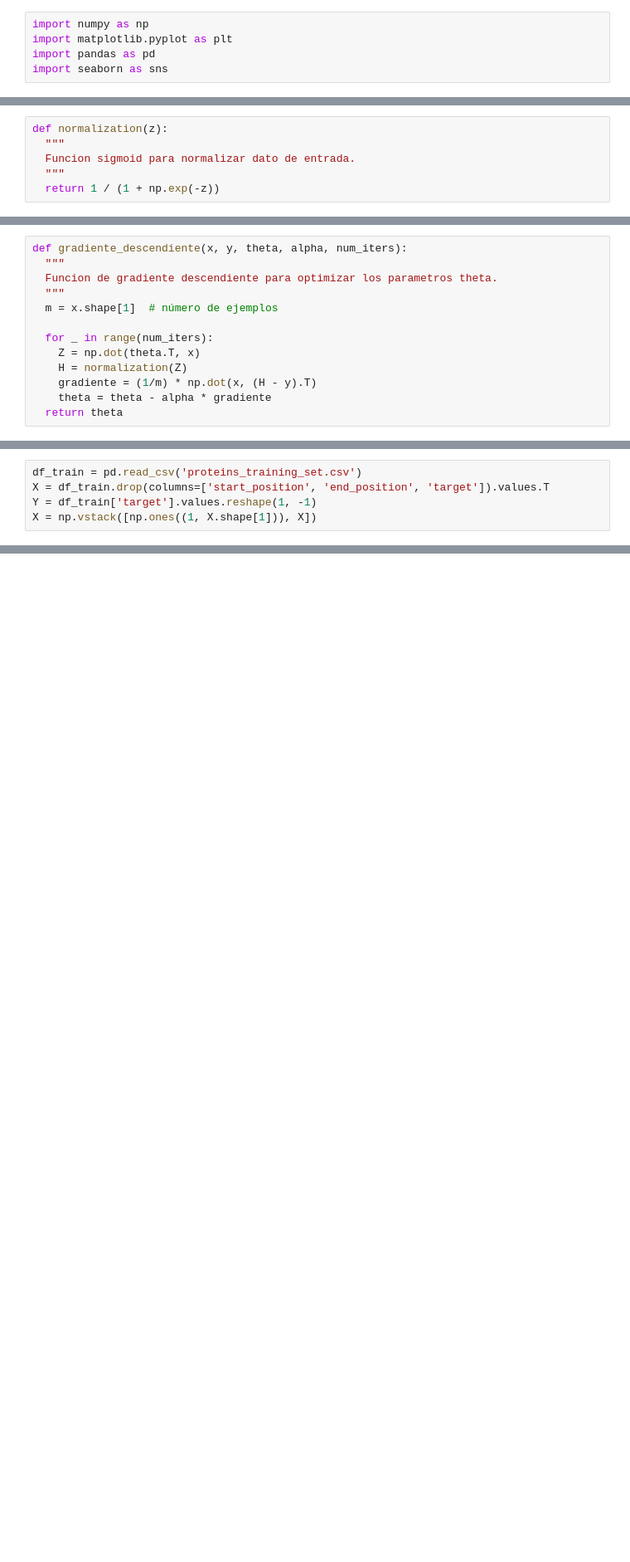
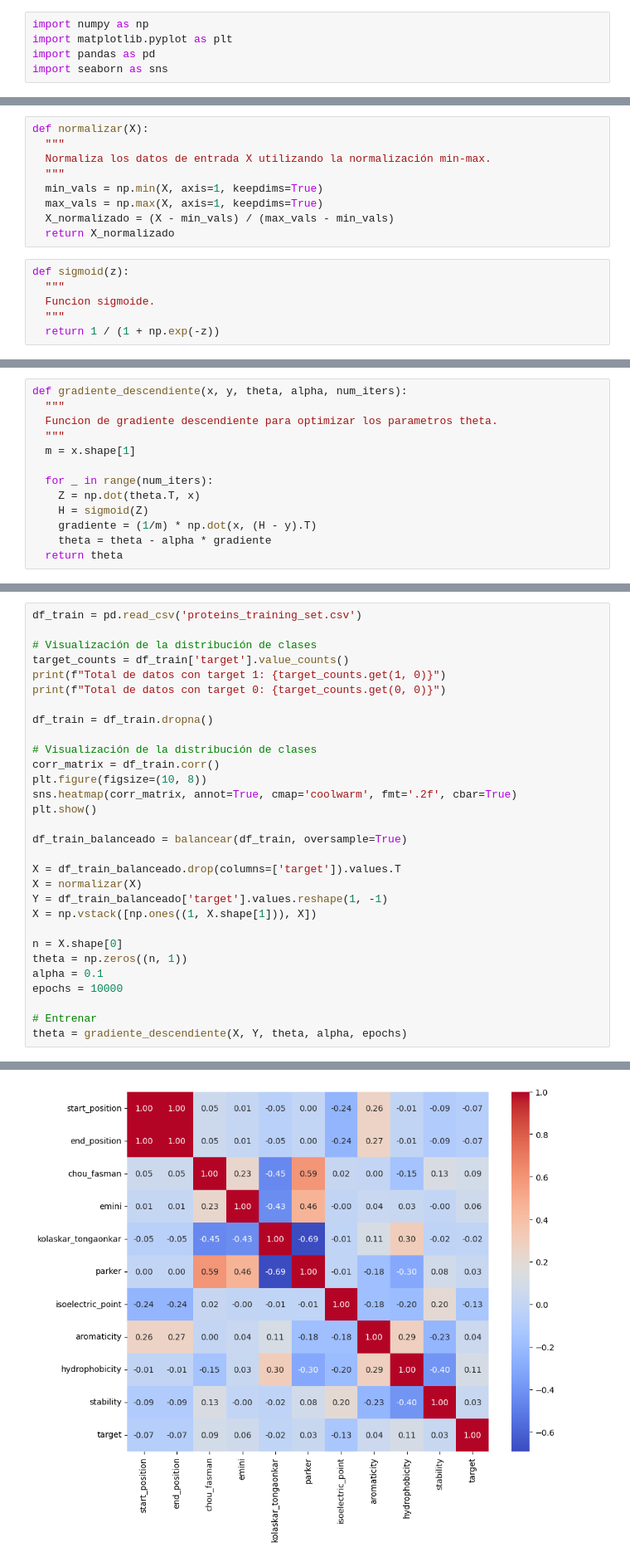
Before and after one commit to EmmanuelMartinezSalcedo/LogisticaLab, a Jupyter notebook: Logistica.ipynb, the cells around one changed output, grey strips where cells are left out. Shown: that part at 83% size. Saved outputs shown, nothing was run; the diff lists cells and outputs as text; blank space fills up the shorter version.

```diff
--- a/Logistica.ipynb
+++ b/Logistica.ipynb
@@ -6,7 +29,16 @@ import seaborn as sns
+# %%
+def normalizar(X):
+  """
+  Normaliza los datos de entrada X utilizando la normalización min-max.
+  """
+  min_vals = np.min(X, axis=1, keepdims=True)
+  max_vals = np.max(X, axis=1, keepdims=True)
+  X_normalizado = (X - min_vals) / (max_vals - min_vals)
+  return X_normalizado
 # %%
-def normalization(z):
+def sigmoid(z):
   """
-  Funcion sigmoid para normalizar dato de entrada.
+  Funcion sigmoide.
   """
   return 1 / (1 + np.exp(-z))
 # %%
@@ -26,11 +58,11 @@ def gradiente_descendiente(x, y, theta, alpha, num_iters):
   """
   Funcion de gradiente descendiente para optimizar los parametros theta.
   """
-  m = x.shape[1]  # número de ejemplos
+  m = x.shape[1]
 
   for _ in range(num_iters):
     Z = np.dot(theta.T, x)
-    H = normalization(Z)
+    H = sigmoid(Z)
     gradiente = (1/m) * np.dot(x, (H - y).T)
     theta = theta - alpha * gradiente
   return theta
@@ -37,5 +71,31 @@ def gradiente_descendiente(x, y, theta, alpha, num_iters):
 # %%
 df_train = pd.read_csv('proteins_training_set.csv')
-X = df_train.drop(columns=['start_position', 'end_position', 'target']).values.T
-Y = df_train['target'].values.reshape(1, -1)
+
+# Visualización de la distribución de clases
+target_counts = df_train['target'].value_counts()
+print(f"Total de datos con target 1: {target_counts.get(1, 0)}")
+print(f"Total de datos con target 0: {target_counts.get(0, 0)}")
+
+df_train = df_train.dropna()
+
+# Visualización de la distribución de clases
+corr_matrix = df_train.corr()
+plt.figure(figsize=(10, 8))
+sns.heatmap(corr_matrix, annot=True, cmap='coolwarm', fmt='.2f', cbar=True)
+plt.show()
+
+df_train_balanceado = balancear(df_train, oversample=True)
+
+X = df_train_balanceado.drop(columns=['target']).values.T
+X = normalizar(X)
+Y = df_train_balanceado['target'].values.reshape(1, -1)
 X = np.vstack([np.ones((1, X.shape[1])), X])
+
+n = X.shape[0]
+theta = np.zeros((n, 1))
+alpha = 0.1
+epochs = 10000
+
+# Entrenar
+theta = gradiente_descendiente(X, Y, theta, alpha, epochs)
+# %% [output]
@@ -41,0 +104 @@ X = np.vstack([np.ones((1, X.shape[1])), X])
+[figure, added]
```
Also changed, not shown: parts of 15 cells of this notebook, 1 other file.
